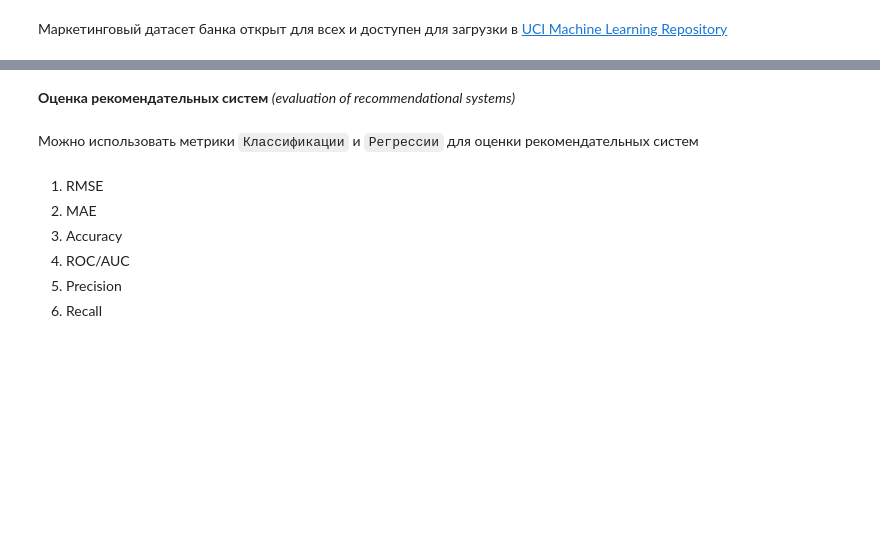
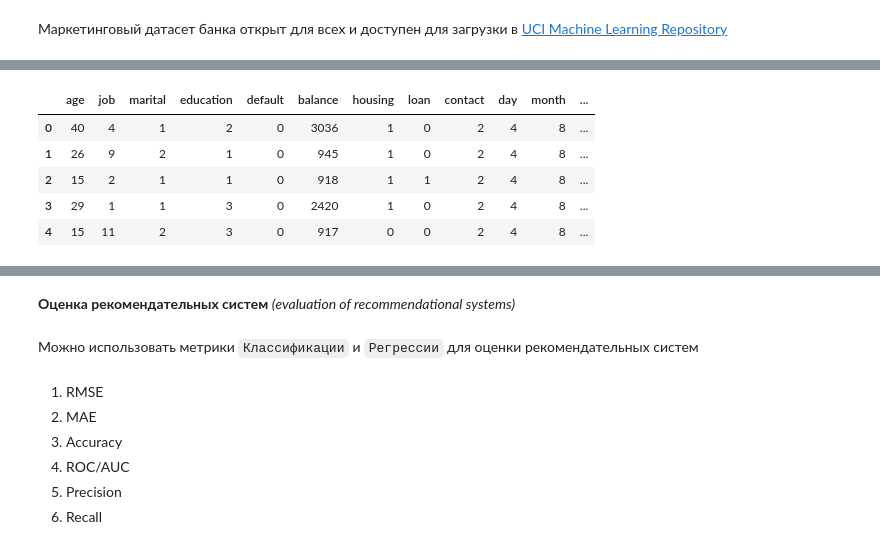
Before and after one commit to Rainfue/RecSys, a Jupyter notebook: note1.ipynb, the cells around one changed output, grey strips where cells are left out. Saved outputs shown, nothing was run; the diff lists cells and outputs as text; code cells hidden in the pictures; blank space fills up the shorter version.

```diff
--- a/note1.ipynb
+++ b/note1.ipynb
@@ -569,0 +638,10 @@ epoch: 99 | error: 0.032430
+# %%
+bank_full = bank_full.apply(le.fit_transform)
+bank_full.head()
+# %% [output]
+|  | age | job | marital | education | default | balance | housing | loan | contact | day | month | ... |
+| 0 | 40 | 4 | 1 | 2 | 0 | 3036 | 1 | 0 | 2 | 4 | 8 | ... |
+| 1 | 26 | 9 | 2 | 1 | 0 | 945 | 1 | 0 | 2 | 4 | 8 | ... |
+| 2 | 15 | 2 | 1 | 1 | 0 | 918 | 1 | 1 | 2 | 4 | 8 | ... |
+| 3 | 29 | 1 | 1 | 3 | 0 | 2420 | 1 | 0 | 2 | 4 | 8 | ... |
+| 4 | 15 | 11 | 2 | 3 | 0 | 917 | 0 | 0 | 2 | 4 | 8 | ... |
```
Also changed, not shown: parts of 18 cells of this notebook, 4 other files.
